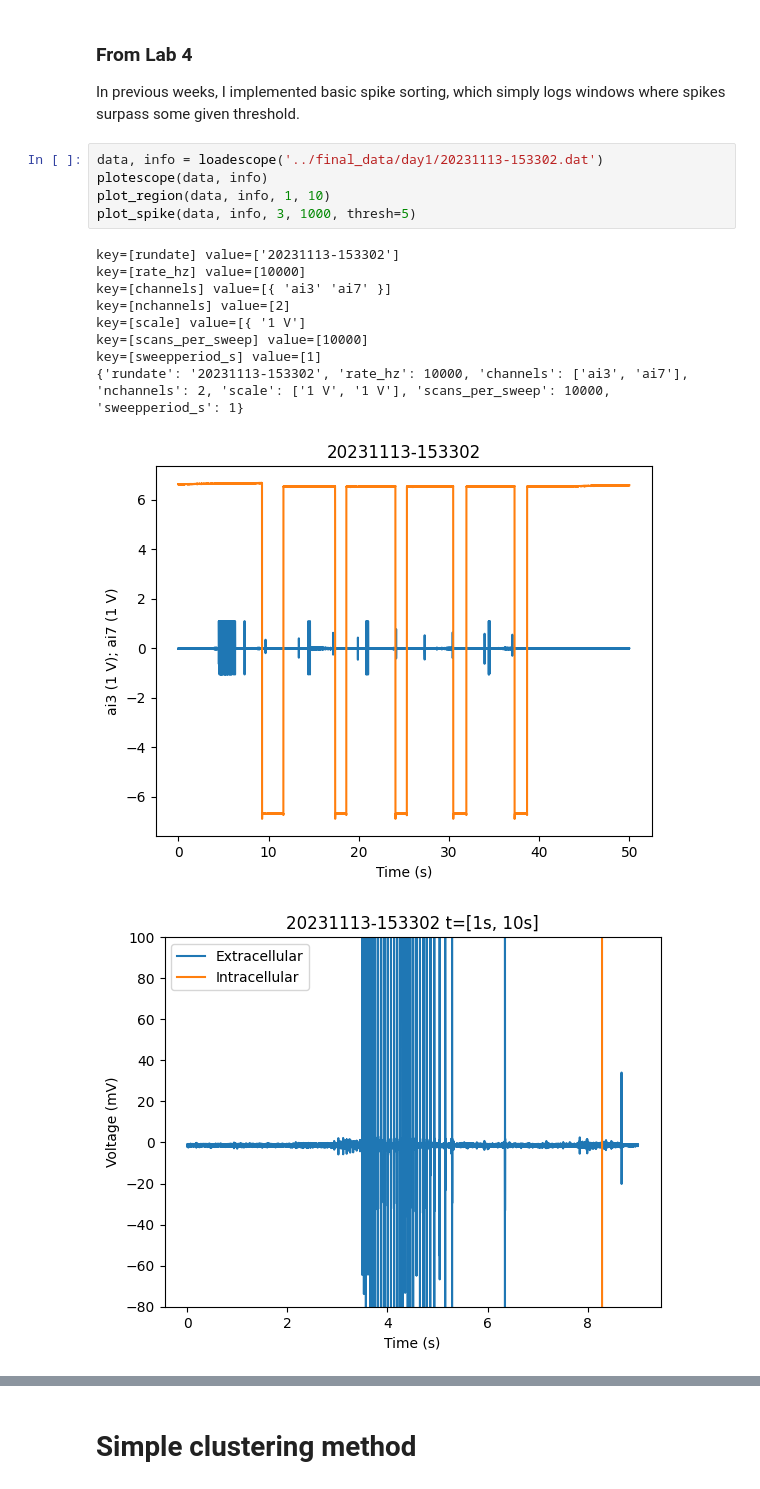
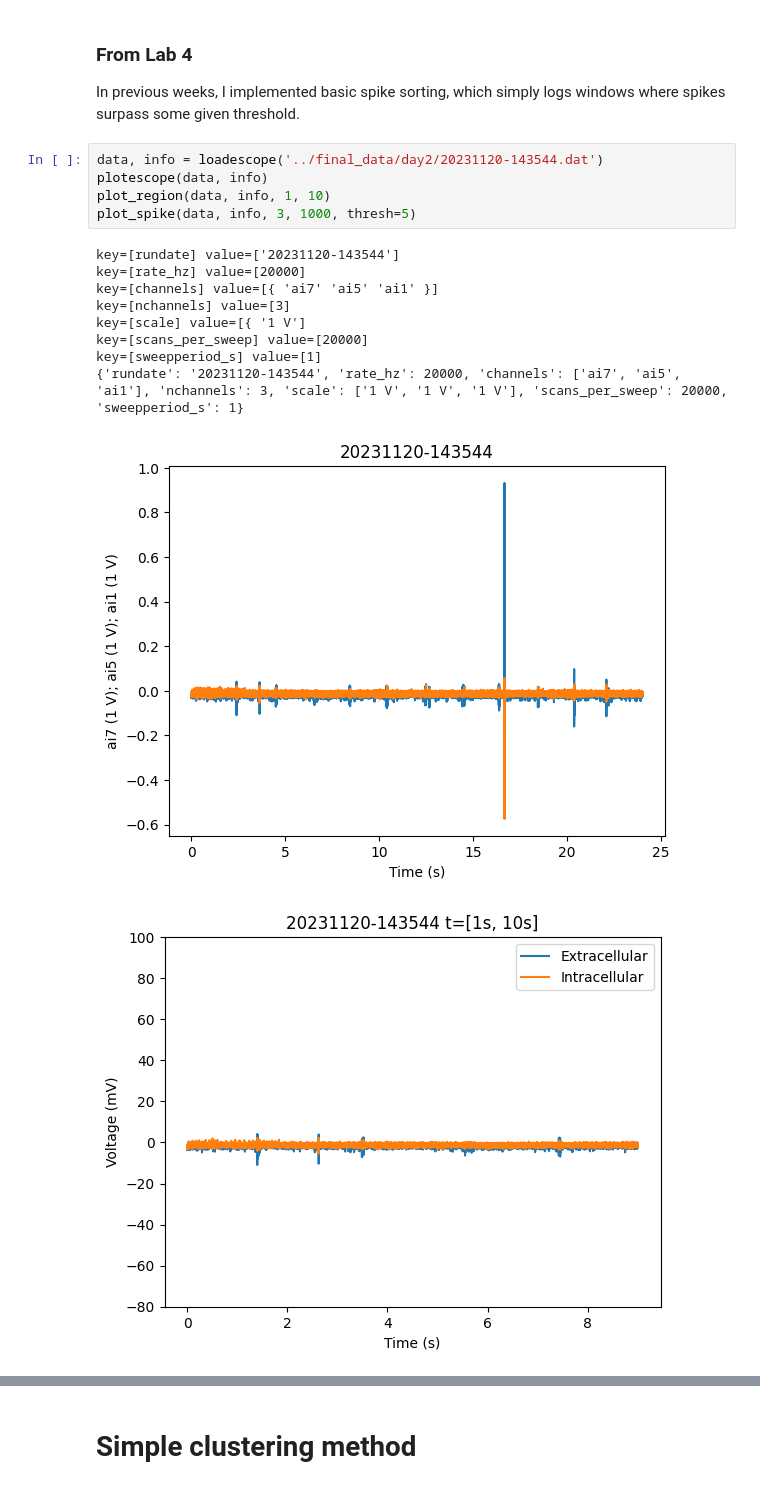
Before and after one commit to adishreeg/bi162-final-project, a Jupyter notebook: code/AirflowSimulation.ipynb, the cells around one changed output, grey strips where cells are left out. Drawn from its saved outputs; the diff is of its cells as text.

```diff
--- a/code/AirflowSimulation.ipynb
+++ b/code/AirflowSimulation.ipynb
@@ -37,18 +37,18 @@ plt.ion()
 
 In previous weeks, I implemented basic spike sorting, which simply logs windows where spikes surpass some given threshold.
 # %%
-data, info = loadescope('../final_data/day1/20231113-153302.dat')
+data, info = loadescope('../final_data/day2/20231120-143544.dat')
 plotescope(data, info)
 plot_region(data, info, 1, 10)
 plot_spike(data, info, 3, 1000, thresh=5)
 # %% [output]
-key=[rundate] value=['20231113-153302']
-key=[rate_hz] value=[10000]
-key=[channels] value=[{ 'ai3' 'ai7' }]
-key=[nchannels] value=[2]
+key=[rundate] value=['20231120-143544']
+key=[rate_hz] value=[20000]
+key=[channels] value=[{ 'ai7' 'ai5' 'ai1' }]
+key=[nchannels] value=[3]
 key=[scale] value=[{ '1 V']
-key=[scans_per_sweep] value=[10000]
+key=[scans_per_sweep] value=[20000]
 key=[sweepperiod_s] value=[1]
-{'rundate': '20231113-153302', 'rate_hz': 10000, 'channels': ['ai3', 'ai7'], 'nchannels': 2, 'scale': ['1 V', '1 V'], 'scans_per_sweep': 10000, 'sweepperiod_s': 1}
+{'rundate': '20231120-143544', 'rate_hz': 20000, 'channels': ['ai7', 'ai5', 'ai1'], 'nchannels': 3, 'scale': ['1 V', '1 V', '1 V'], 'scans_per_sweep': 20000, 'sweepperiod_s': 1}
-[figure, old version]
+[figure, new version]
-[figure, old version]
+[figure, new version]
```
Also changed, not shown: parts of 2 cells of this notebook.
